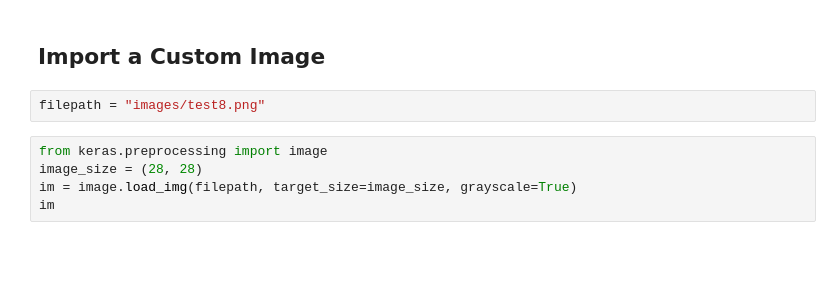
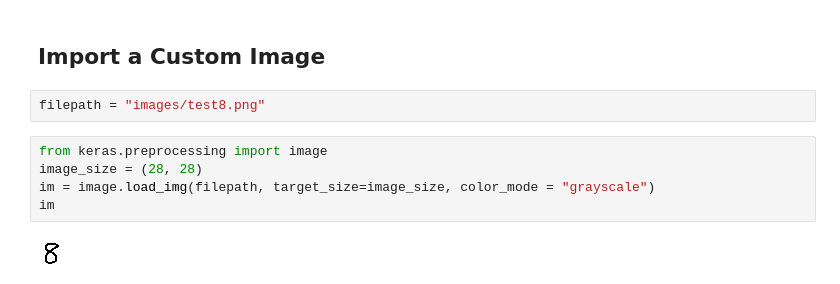
Before and after one commit to cliferraren/DeepLearning, a Jupyter notebook: MNIST.ipynb, the cells around one changed output. Cells and saved outputs as stored; diff of their text form; blank space fills up the shorter version.

```diff
--- a/MNIST.ipynb
+++ b/MNIST.ipynb
@@ -267,5 +304,7 @@ filepath = "images/test8.png"
 # %%
 from keras.preprocessing import image
 image_size = (28, 28)
-im = image.load_img(filepath, target_size=image_size, grayscale=True)
+im = image.load_img(filepath, target_size=image_size, color_mode = "grayscale")
 im
+# %% [output]
+[figure, added]
```
Also changed, not shown: parts of 13 cells of this notebook.
